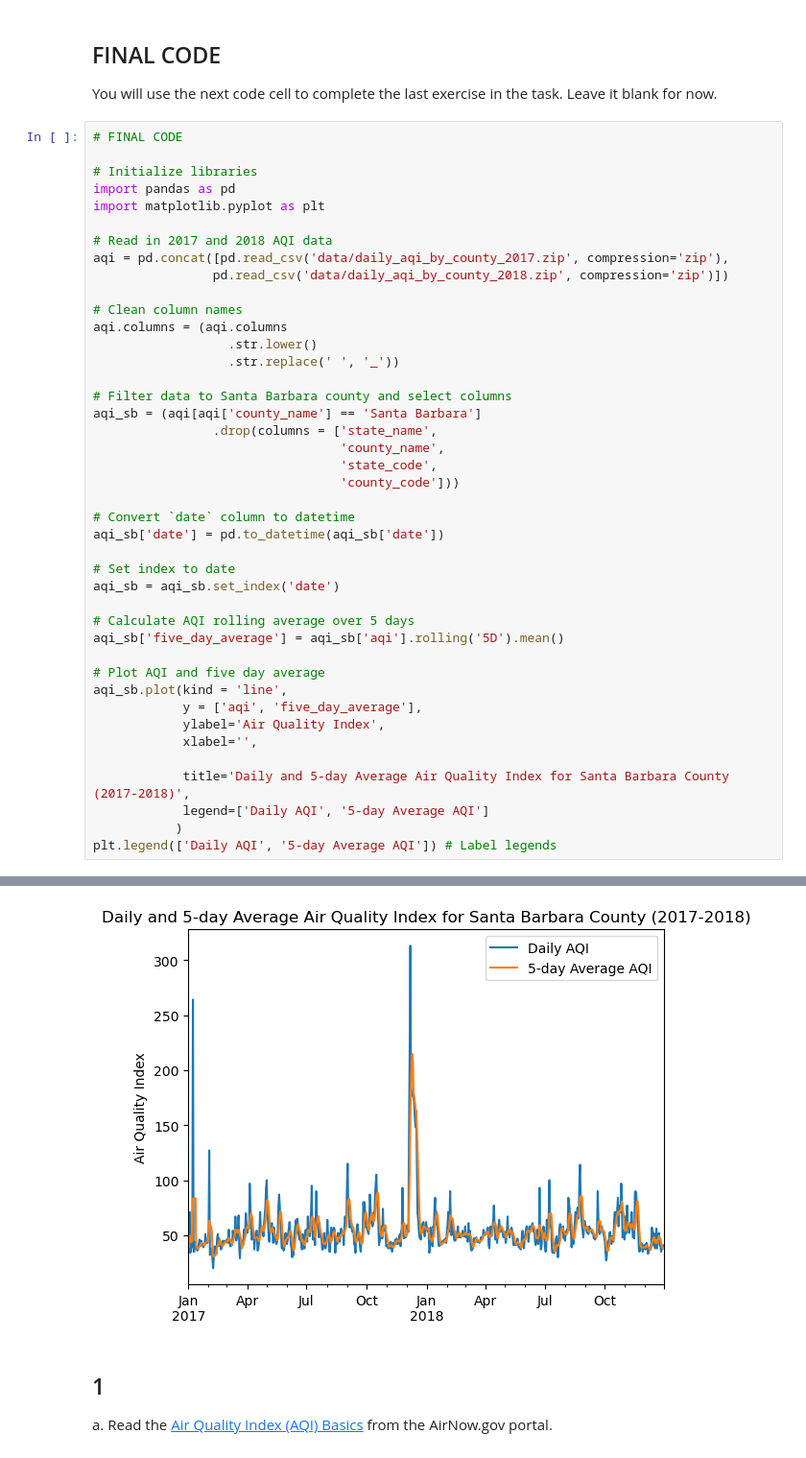
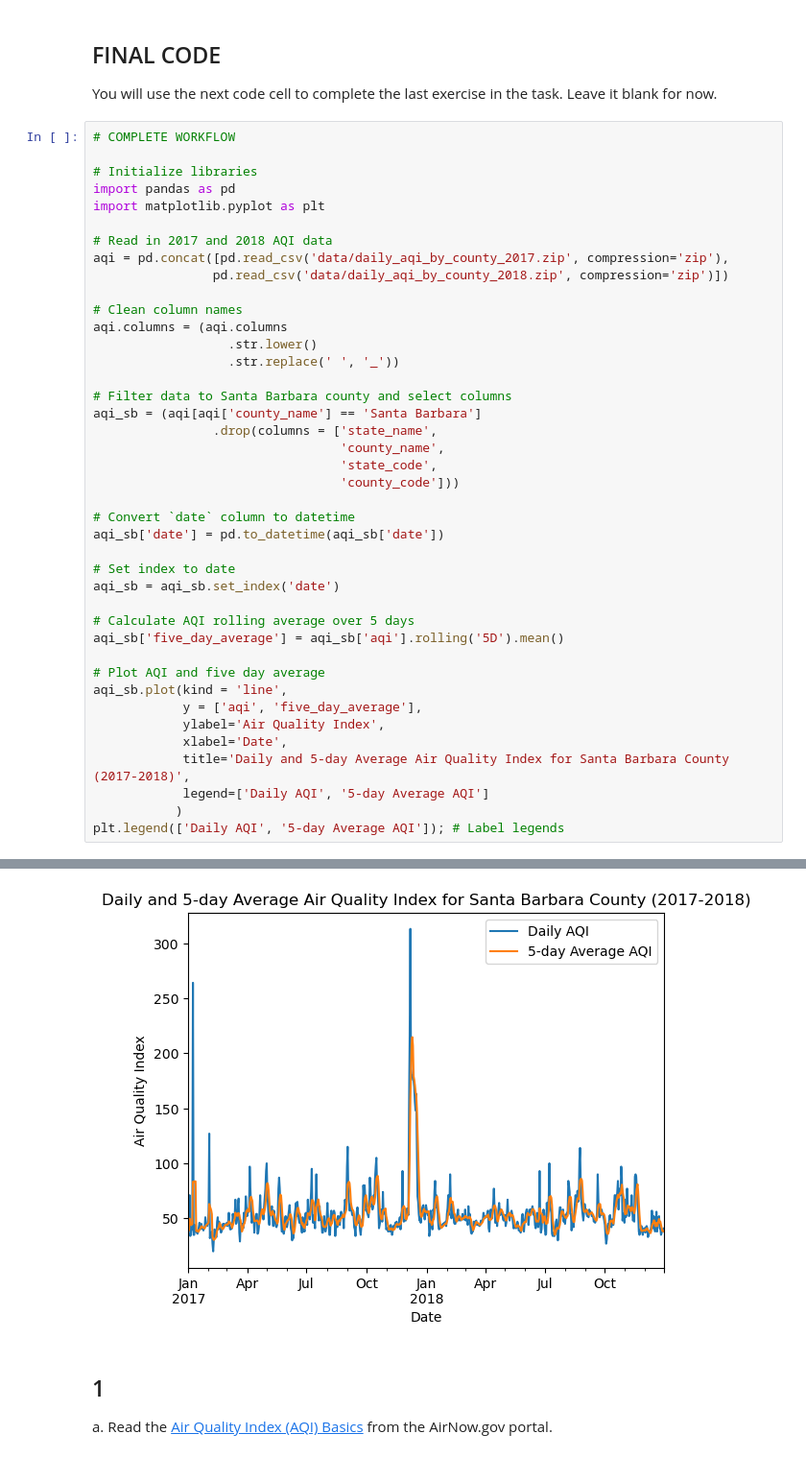
Before and after one commit to sarah-busby/eds220-hwk2, a Jupyter notebook: task3/hwk2-task3-aqi.ipynb, the cells around one changed output, grey strips where cells are left out. Shown at 96% size. Cells and saved outputs as stored; diff of their text form.

```diff
--- a/task3/hwk2-task3-aqi.ipynb
+++ b/task3/hwk2-task3-aqi.ipynb
@@ -32,7 +32,7 @@ In this task you will use [Air Quality Index (AQI)](https://www.airnow.gov/aqi/a
 
 You will use the next code cell to complete the last exercise in the task. Leave it blank for now.
 # %%
-# FINAL CODE
+# COMPLETE WORKFLOW
 
 # Initialize libraries
 import pandas as pd
@@ -67,10 +67,9 @@ aqi_sb['five_day_average'] = aqi_sb['aqi'].rolling('5D').mean()
 aqi_sb.plot(kind = 'line',
             y = ['aqi', 'five_day_average'],
             ylabel='Air Quality Index',
-            xlabel='',
-
+            xlabel='Date',
             title='Daily and 5-day Average Air Quality Index for Santa Barbara County (2017-2018)',
             legend=['Daily AQI', '5-day Average AQI']
            )
-plt.legend(['Daily AQI', '5-day Average AQI']) # Label legends
+plt.legend(['Daily AQI', '5-day Average AQI']); # Label legends
 # %% [output]
@@ -78,4 +76,4 @@ plt.legend(['Daily AQI', '5-day Average AQI']) # Label legends
-[figure, old version]
+[figure, new version]
 # %% [markdown]
 ## 1
 
```
Also changed, not shown: parts of 10 cells of this notebook.
